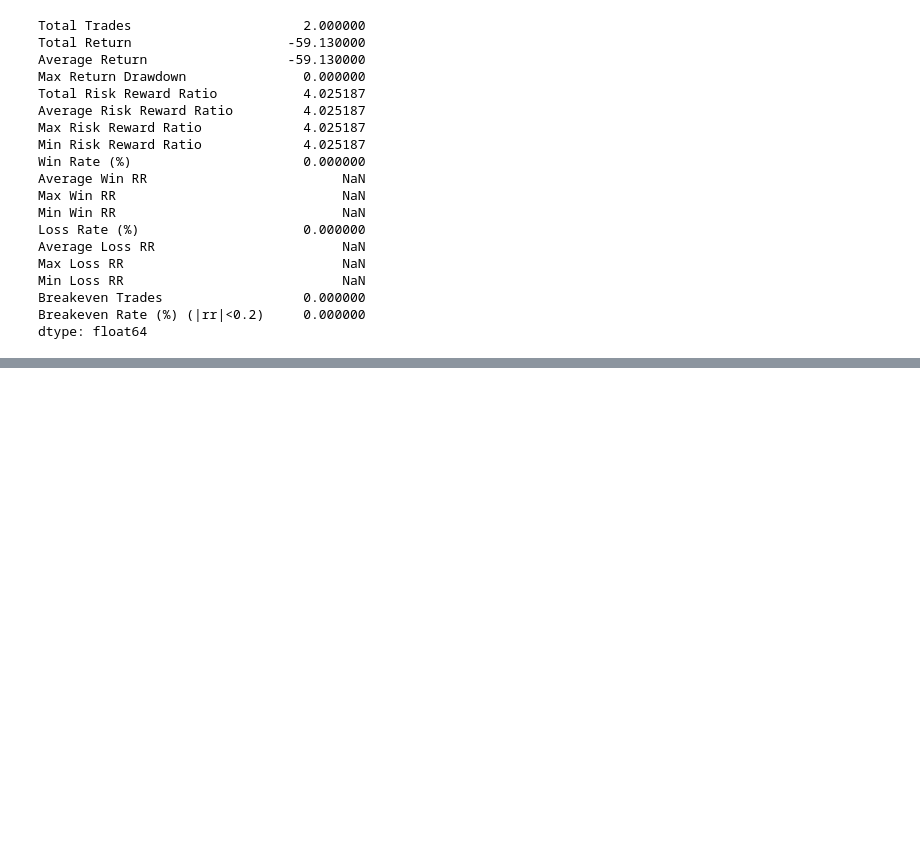
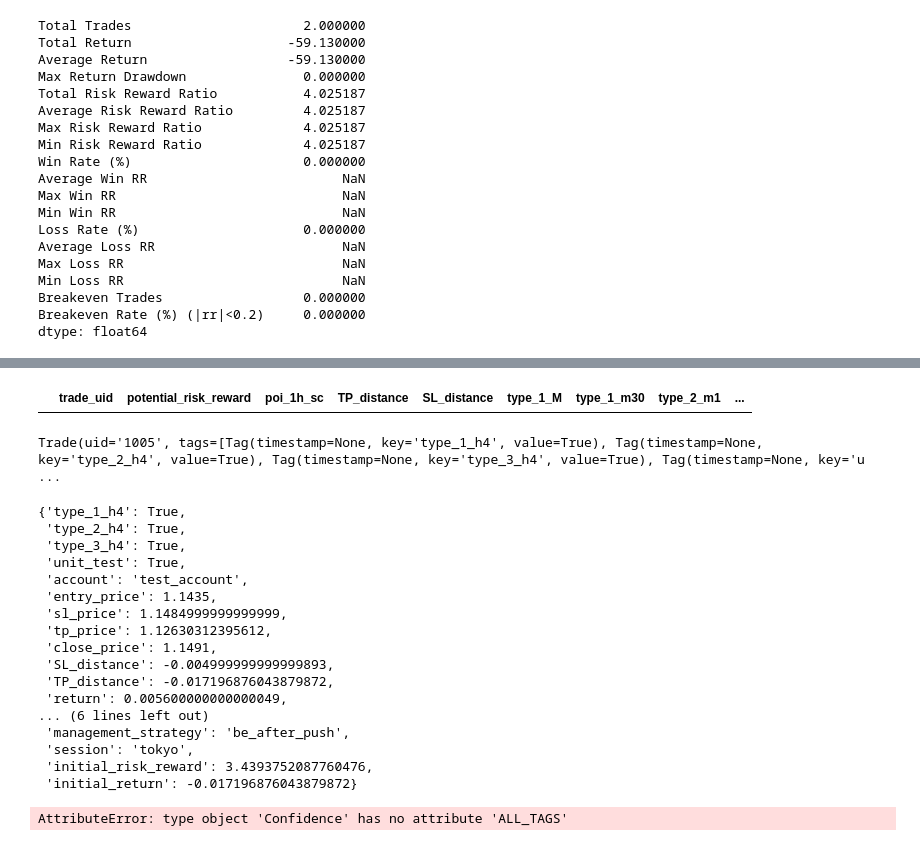
Before and after one commit to put101/trade_journal, a Jupyter notebook: analysis.ipynb, the cells around one changed output, grey strips where cells are left out. Drawn from its saved outputs; the diff is of its cells as text; code cells hidden in the pictures; blank space fills up the shorter version.

```diff
--- a/analysis.ipynb
+++ b/analysis.ipynb
@@ -150,0 +158,24 @@ plot_feature_distributions(df, type_X_cols,)
+# %%
+from src.analysis import *
+from src.features import *
+
+
+logging.getLogger().setLevel(logging.DEBUG)
+
+def summarize_trade(trade: jr.Trade, df: pd.DataFrame):
+    df = df[df['trade_uid'] == trade.uid]
+    if len(df) == 0:
+        logging.warning(f"Trade {trade.uid} not found in df")
+    display(df)
+    display(trade)
+
+    pp(trade.get_tags_dict())
+
+    features = used_feature_classes(df)
+
+    print(f"Features: {features}")
+    pp(features)
+
+
+summarize_trade(jr.j.trades[0], df)
+# %% [output]
@@ -150,0 +183,20 @@ plot_feature_distributions(df, type_X_cols,)
+|  | trade_uid | potential_risk_reward | poi_1h_sc | TP_distance | SL_distance | type_1_M | type_1_m30 | type_2_m1 | ... |
+Trade(uid='1005', tags=[Tag(timestamp=None, key='type_1_h4', value=True), Tag(timestamp=None, key='type_2_h4', value=True), Tag(timestamp=None, key='type_3_h4', value=True), Tag(timestamp=None, key='u ...
+{'type_1_h4': True,
+ 'type_2_h4': True,
+ 'type_3_h4': True,
+ 'unit_test': True,
+ 'account': 'test_account',
+ 'entry_price': 1.1435,
+ 'sl_price': 1.1484999999999999,
+ 'tp_price': 1.12630312395612,
+ 'close_price': 1.1491,
+ 'SL_distance': -0.004999999999999893,
+ 'TP_distance': -0.017196876043879872,
+ 'return': 0.005600000000000049,
+... (6 lines left out)
+ 'management_strategy': 'be_after_push',
+ 'session': 'tokyo',
+ 'initial_risk_reward': 3.4393752087760476,
+ 'initial_return': -0.017196876043879872}
+AttributeError: type object 'Confidence' has no attribute 'ALL_TAGS'
```
Also changed, not shown: parts of 6 cells of this notebook, 3 other files.
